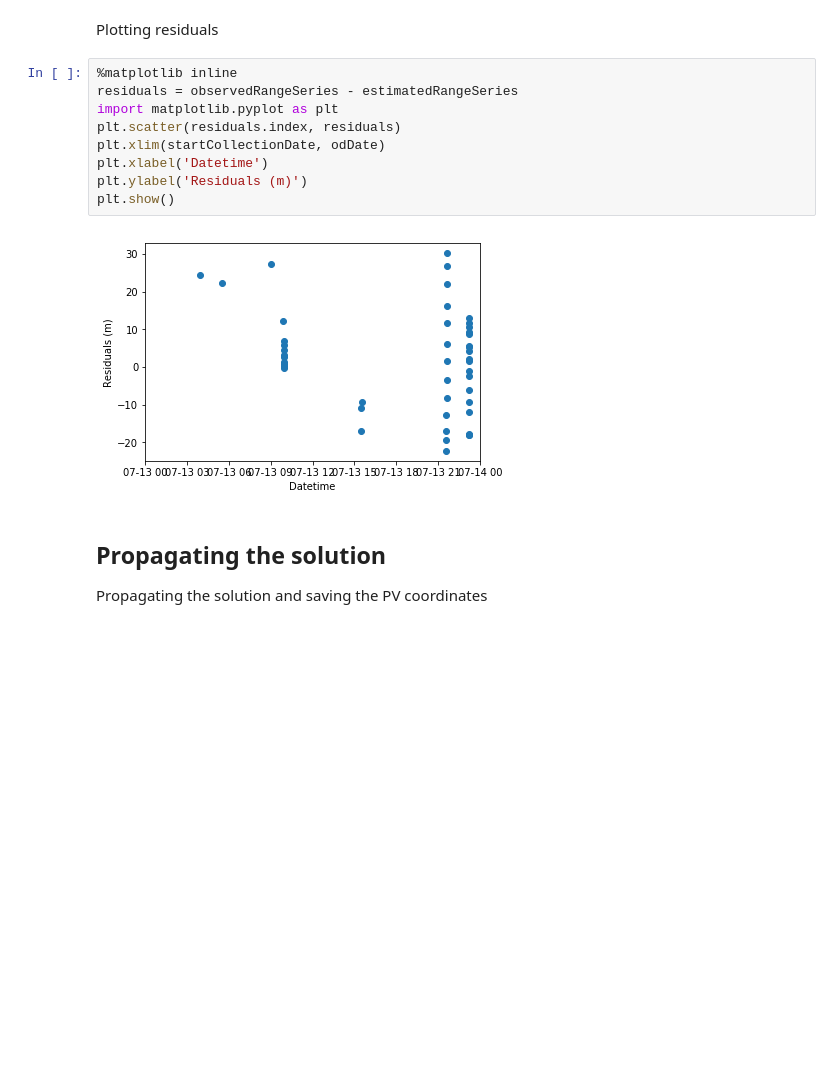
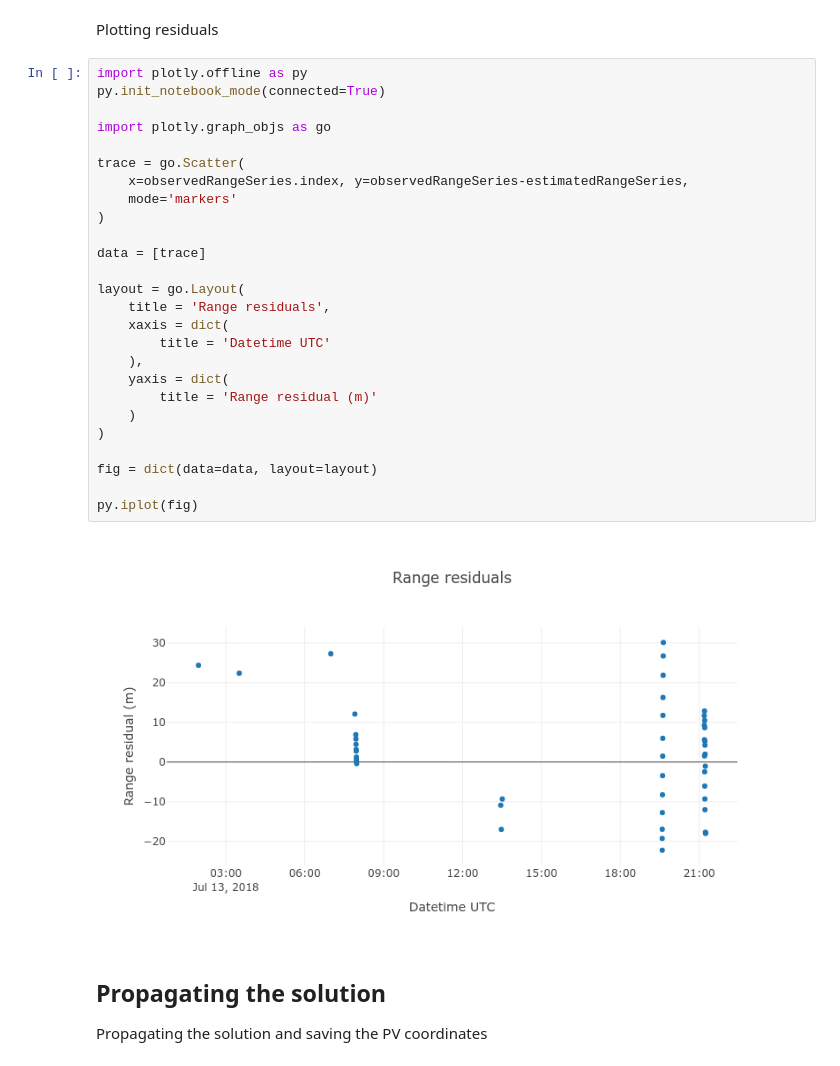
Before and after one commit to GorgiAstro/laser-orbit-determination, a Jupyter notebook: 02-orbit-determination-example.ipynb, the cells around one changed output. Cells and saved outputs as stored; diff of their text form; blank space fills up the shorter version.

Commit message:
Plots now use Plotly

```diff
--- a/02-orbit-determination-example.ipynb
+++ b/02-orbit-determination-example.ipynb
@@ -404,17 +404,34 @@ for estMeas in estimatedMeasurements:
     estimatedRangeSeries[pyDateTime] = estimatedValue[0]
 # %% [markdown]
 Plotting residuals
-# %%
-%matplotlib inline
-residuals = observedRangeSeries - estimatedRangeSeries
-import matplotlib.pyplot as plt
-plt.scatter(residuals.index, residuals)
-plt.xlim(startCollectionDate, odDate)
-plt.xlabel('Datetime')
-plt.ylabel('Residuals (m)')
-plt.show()
-# %% [output]
-[figure, removed]
+# %%
+import plotly.offline as py
+py.init_notebook_mode(connected=True)
+
+import plotly.graph_objs as go
+
+trace = go.Scatter(
+    x=observedRangeSeries.index, y=observedRangeSeries-estimatedRangeSeries,
+    mode='markers'
+)
+
+data = [trace]
+
+layout = go.Layout(
+    title = 'Range residuals',
+    xaxis = dict(
+        title = 'Datetime UTC'
+    ),
+    yaxis = dict(
+        title = 'Range residual (m)'
+    )
+)
+
+fig = dict(data=data, layout=layout)
+
+py.iplot(fig)
+# %% [output]
+[figure, added]
 # %% [markdown]
 ## Propagating the solution
 Propagating the solution and saving the PV coordinates
```
Also changed, not shown: 2 other files.
